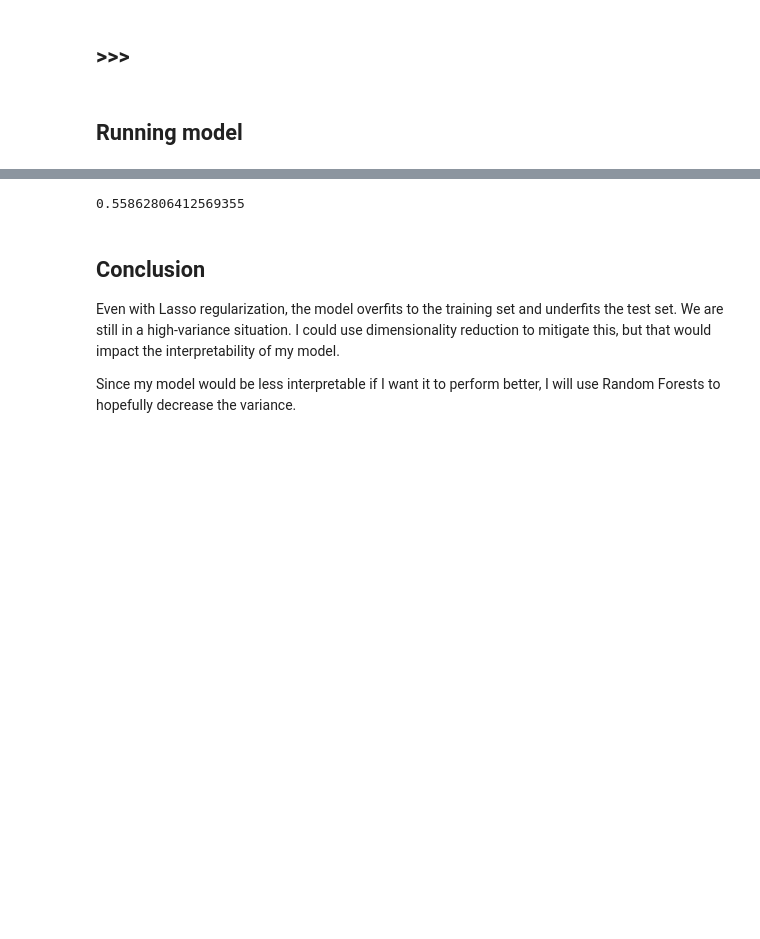
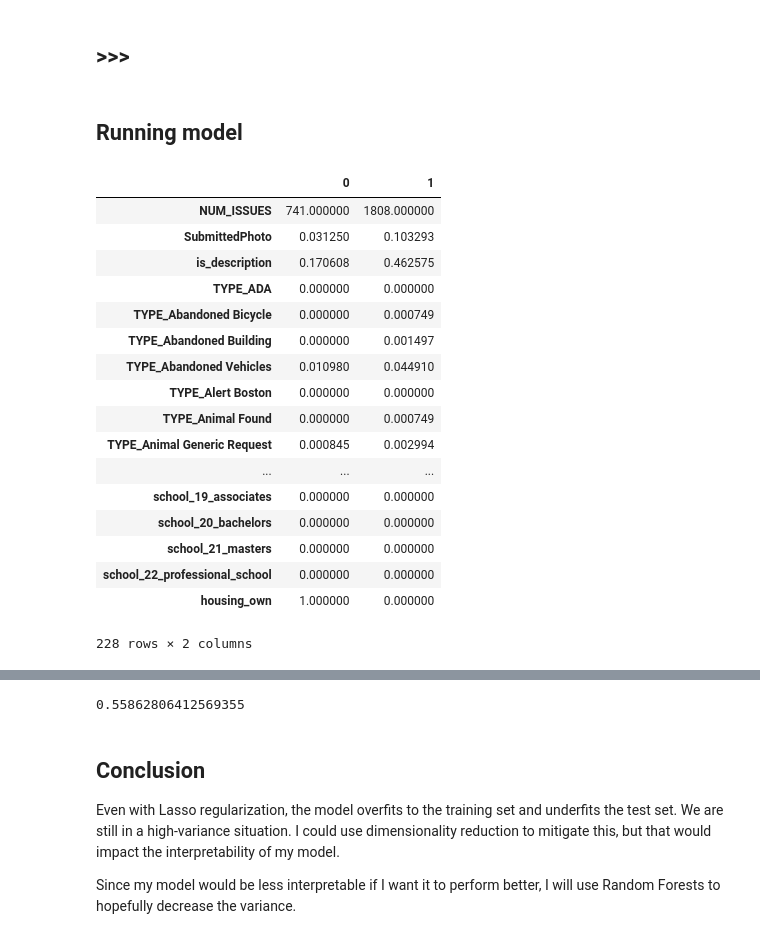
Before and after one commit to aok1425/311-prediction-times, a Jupyter notebook: modeling_citizen_participation/03 LassoCV with orig dataset still overfits.ipynb, the cells around one changed output, grey strips where cells are left out. Cells and saved outputs as stored; diff of their text form; code cells hidden in the pictures; blank space fills up the shorter version.

```diff
--- a/modeling_citizen_participation/03 LassoCV with orig dataset still overfits.ipynb
+++ b/modeling_citizen_participation/03 LassoCV with orig dataset still overfits.ipynb
@@ -159,6 +159,27 @@ from sklearn.cross_validation import ShuffleSplit
 from sklearn.preprocessing import StandardScaler
 from sklearn.metrics import mean_squared_error, r2_score
 from sklearn.metrics import make_scorer
+# %%
+df_w_blacklist.head(2).T
+# %% [output]
+|  | 0 | 1 |
+| NUM_ISSUES | 741.000000 | 1808.000000 |
+| SubmittedPhoto | 0.031250 | 0.103293 |
+| is_description | 0.170608 | 0.462575 |
+| TYPE_ADA | 0.000000 | 0.000000 |
+| TYPE_Abandoned Bicycle | 0.000000 | 0.000749 |
+| TYPE_Abandoned Building | 0.000000 | 0.001497 |
+| TYPE_Abandoned Vehicles | 0.010980 | 0.044910 |
+| TYPE_Alert Boston | 0.000000 | 0.000000 |
+| TYPE_Animal Found | 0.000000 | 0.000749 |
+| TYPE_Animal Generic Request | 0.000845 | 0.002994 |
+| ... | ... | ... |
+| school_19_associates | 0.000000 | 0.000000 |
+| school_20_bachelors | 0.000000 | 0.000000 |
+| school_21_masters | 0.000000 | 0.000000 |
+| school_22_professional_school | 0.000000 | 0.000000 |
+| housing_own | 1.000000 | 0.000000 |
+228 rows × 2 columns
 # %%
 X_train, X_test, y_train, y_test = train_test_split(
     df_w_blacklist.drop('NUM_ISSUES', axis=1),
```
Also changed, not shown: 6 other files.
